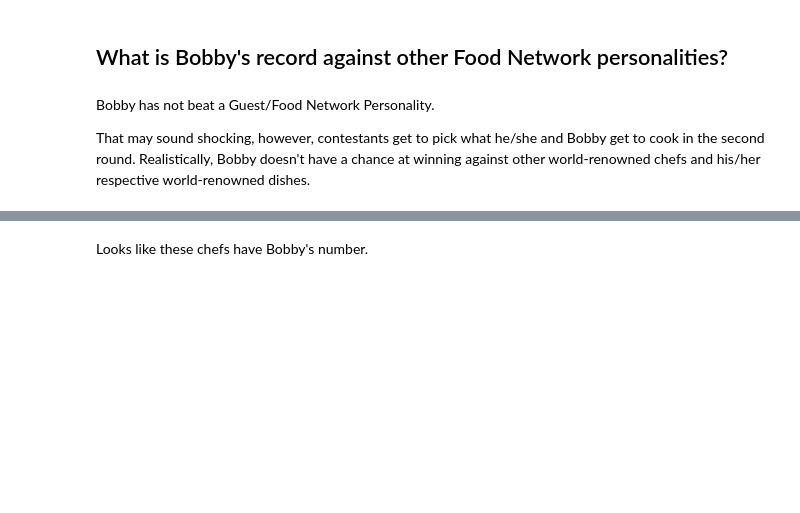
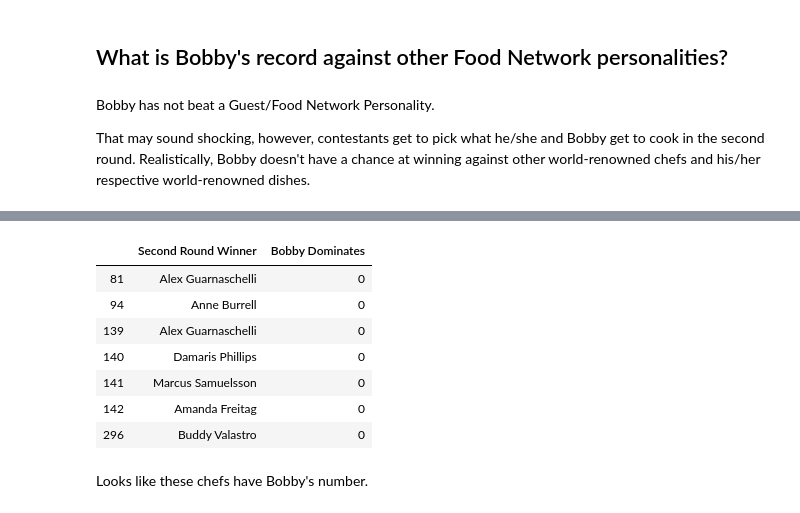
Before and after one commit to Michael-Jarmola/Does_Bobby_Flay_Always_Win, a Jupyter notebook: Does Bobby Flay Always Win - Analysis.ipynb, the cells around one changed output, grey strips where cells are left out. Cells and saved outputs as stored; diff of their text form; code cells hidden in the pictures; blank space fills up the shorter version.

```diff
--- a/Does Bobby Flay Always Win - Analysis.ipynb
+++ b/Does Bobby Flay Always Win - Analysis.ipynb
@@ -322,3 +316,22 @@ guest_personalities_df.loc[guest_personalities_df["BobbyFacesPersonality"] == 1,
+# %%
+# identify Food Network Personalities who have beaten Bobby
+chefs = guest_personalities_df.loc[guest_personalities_df["Bobby Faces Personality"] == "Yes",
+                                   ["SecondRoundWinner","Bobby Dominates"]]
+
+# rename columns
+chefs.columns = ["Second Round Winner", "Bobby Dominates"]
+
+# show results
+chefs
+# %% [output]
+|  | Second Round Winner | Bobby Dominates |
+| 81 | Alex Guarnaschelli | 0 |
+| 94 | Anne Burrell | 0 |
+| 139 | Alex Guarnaschelli | 0 |
+| 140 | Damaris Phillips | 0 |
+| 141 | Marcus Samuelsson | 0 |
+| 142 | Amanda Freitag | 0 |
+| 296 | Buddy Valastro | 0 |
 # %% [markdown]
 Looks like these chefs have Bobby's number.
 # %% [markdown]
```
Also changed, not shown: parts of 9 cells of this notebook.
